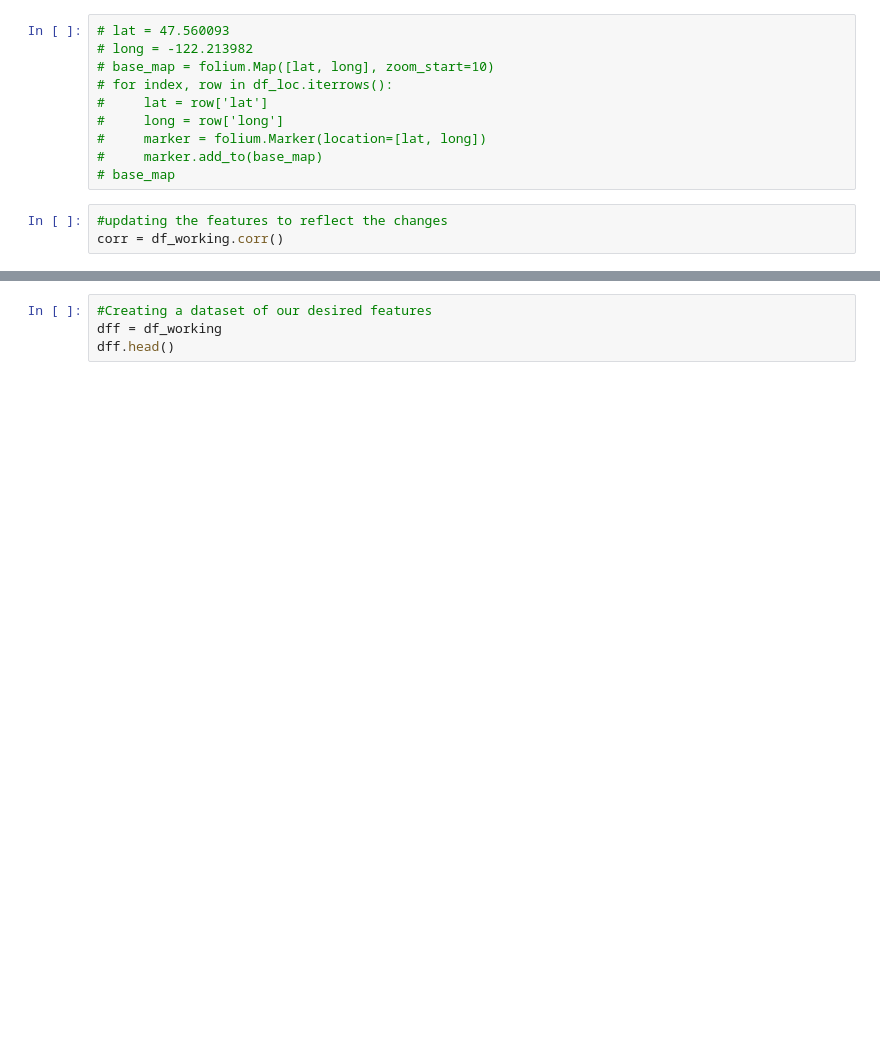
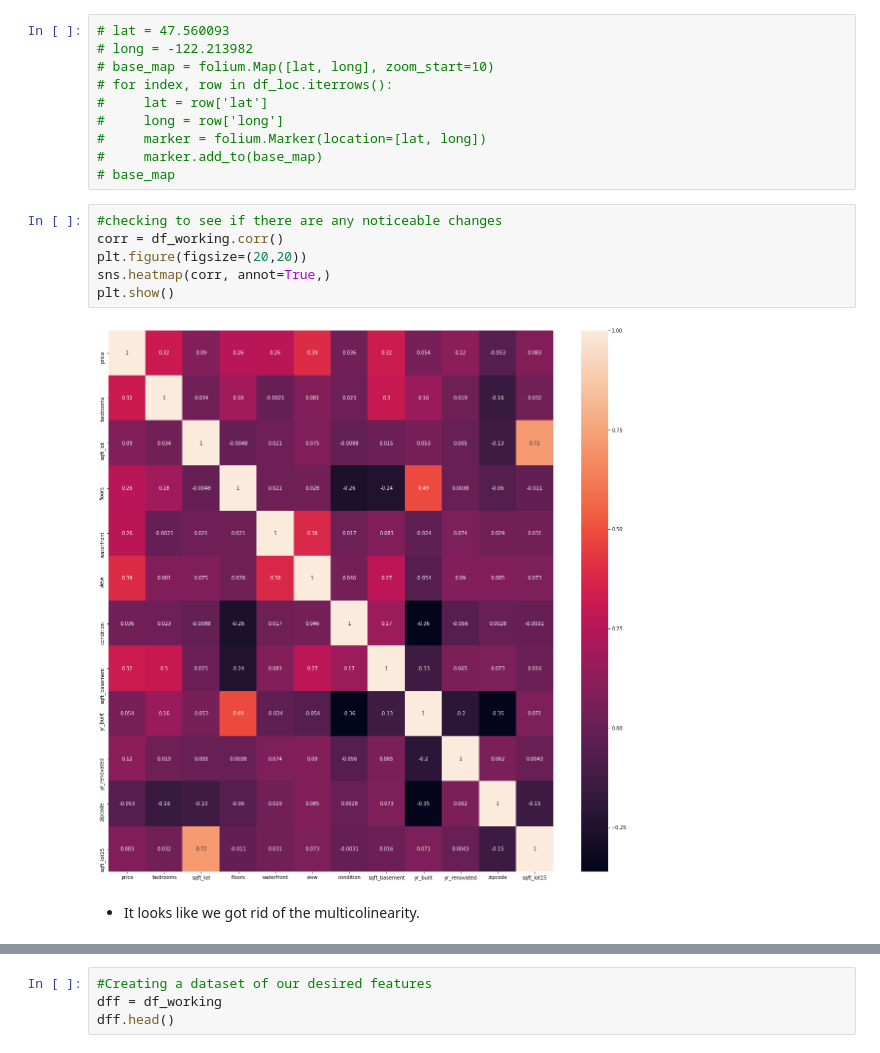
Before and after one commit to Cheffrey2000/Real-Estate-Price_Prediction, a Jupyter notebook: Jeffrey Hinkle KC Housing Data Analysis.ipynb, the cells around one changed output, grey strips where cells are left out. Cells and saved outputs as stored; diff of their text form; blank space fills up the shorter version.

```diff
--- a/Jeffrey Hinkle KC Housing Data Analysis.ipynb
+++ b/Jeffrey Hinkle KC Housing Data Analysis.ipynb
@@ -359,6 +438,13 @@ df_working.drop(['sqft_living', 'sqft_living15', 'grade', 'bathrooms'], axis=1,
 #     marker = folium.Marker(location=[lat, long])
 #     marker.add_to(base_map)
 # base_map
-# %%
-#updating the features to reflect the changes
-corr = df_working.corr()
+# %%
+#checking to see if there are any noticeable changes
+corr = df_working.corr()
+plt.figure(figsize=(20,20))
+sns.heatmap(corr, annot=True,)
+plt.show()
+# %% [output]
+[figure, added]
+# %% [markdown]
+- It looks like we got rid of the multicolinearity.
```
Also changed, not shown: parts of 35 cells of this notebook, 1 other file.
